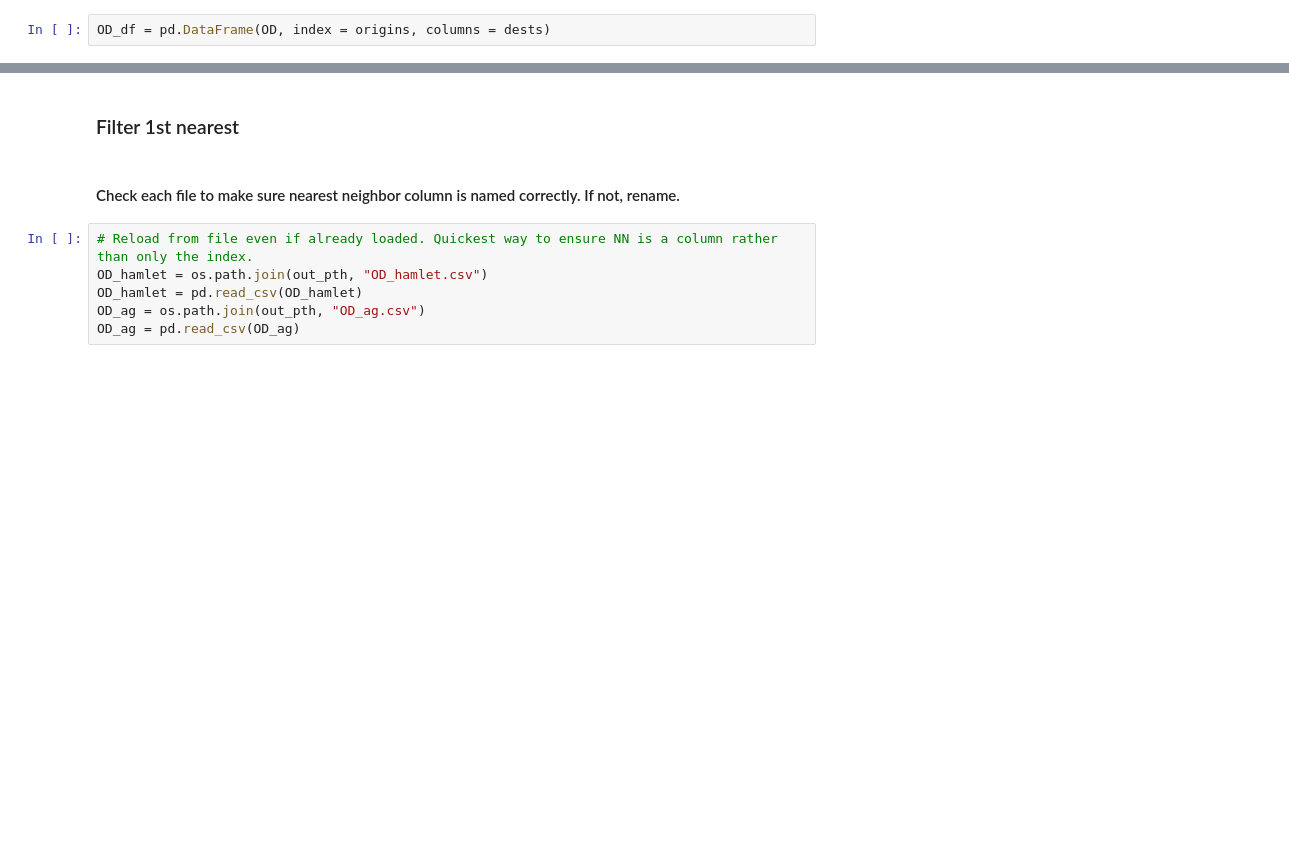
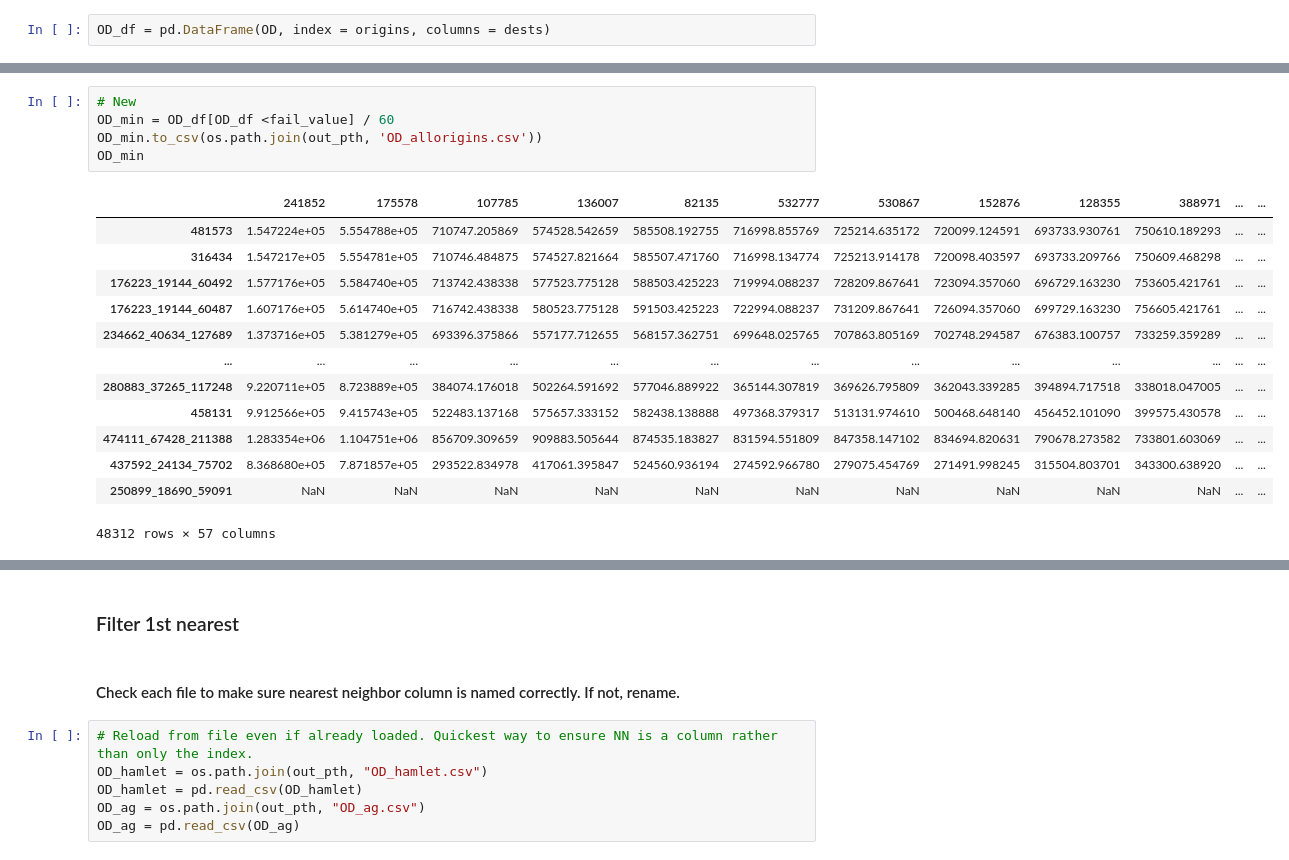
Before and after one commit to gracedoherty/senegal_access, a Jupyter notebook: SEN_Transport_agriculture-and-settlement-to-market_driving_2021-11-26.ipynb, the cells around one changed output, grey strips where cells are left out. Drawn from its saved outputs; the diff is of its cells as text; blank space fills up the shorter version.

```diff
--- a/SEN_Transport_agriculture-and-settlement-to-market_driving_2021-11-26.ipynb
+++ b/SEN_Transport_agriculture-and-settlement-to-market_driving_2021-11-26.ipynb
@@ -564,3 +882,22 @@ OD_df.tail()
+# %%
+# New
+OD_min = OD_df[OD_df <fail_value] / 60
+OD_min.to_csv(os.path.join(out_pth, 'OD_allorigins.csv'))
+OD_min
+# %% [output]
+|  | 241852 | 175578 | 107785 | 136007 | 82135 | 532777 | 530867 | 152876 | 128355 | 388971 | ... | ... |
+| 481573 | 1.547224e+05 | 5.554788e+05 | 710747.205869 | 574528.542659 | 585508.192755 | 716998.855769 | 725214.635172 | 720099.124591 | 693733.930761 | 750610.189293 | ... | ... |
+| 316434 | 1.547217e+05 | 5.554781e+05 | 710746.484875 | 574527.821664 | 585507.471760 | 716998.134774 | 725213.914178 | 720098.403597 | 693733.209766 | 750609.468298 | ... | ... |
+| 176223_19144_60492 | 1.577176e+05 | 5.584740e+05 | 713742.438338 | 577523.775128 | 588503.425223 | 719994.088237 | 728209.867641 | 723094.357060 | 696729.163230 | 753605.421761 | ... | ... |
+| 176223_19144_60487 | 1.607176e+05 | 5.614740e+05 | 716742.438338 | 580523.775128 | 591503.425223 | 722994.088237 | 731209.867641 | 726094.357060 | 699729.163230 | 756605.421761 | ... | ... |
+| 234662_40634_127689 | 1.373716e+05 | 5.381279e+05 | 693396.375866 | 557177.712655 | 568157.362751 | 699648.025765 | 707863.805169 | 702748.294587 | 676383.100757 | 733259.359289 | ... | ... |
+| ... | ... | ... | ... | ... | ... | ... | ... | ... | ... | ... | ... | ... |
+| 280883_37265_117248 | 9.220711e+05 | 8.723889e+05 | 384074.176018 | 502264.591692 | 577046.889922 | 365144.307819 | 369626.795809 | 362043.339285 | 394894.717518 | 338018.047005 | ... | ... |
+| 458131 | 9.912566e+05 | 9.415743e+05 | 522483.137168 | 575657.333152 | 582438.138888 | 497368.379317 | 513131.974610 | 500468.648140 | 456452.101090 | 399575.430578 | ... | ... |
+| 474111_67428_211388 | 1.283354e+06 | 1.104751e+06 | 856709.309659 | 909883.505644 | 874535.183827 | 831594.551809 | 847358.147102 | 834694.820631 | 790678.273582 | 733801.603069 | ... | ... |
+| 437592_24134_75702 | 8.368680e+05 | 7.871857e+05 | 293522.834978 | 417061.395847 | 524560.936194 | 274592.966780 | 279075.454769 | 271491.998245 | 315504.803701 | 343300.638920 | ... | ... |
+| 250899_18690_59091 | NaN | NaN | NaN | NaN | NaN | NaN | NaN | NaN | NaN | NaN | ... | ... |
+48312 rows × 57 columns
 # %%
 # Convert to minutes and save to file.
 OD_min = OD_df[OD_df <fail_value] / 60
```
Also changed, not shown: parts of 92 cells of this notebook.
